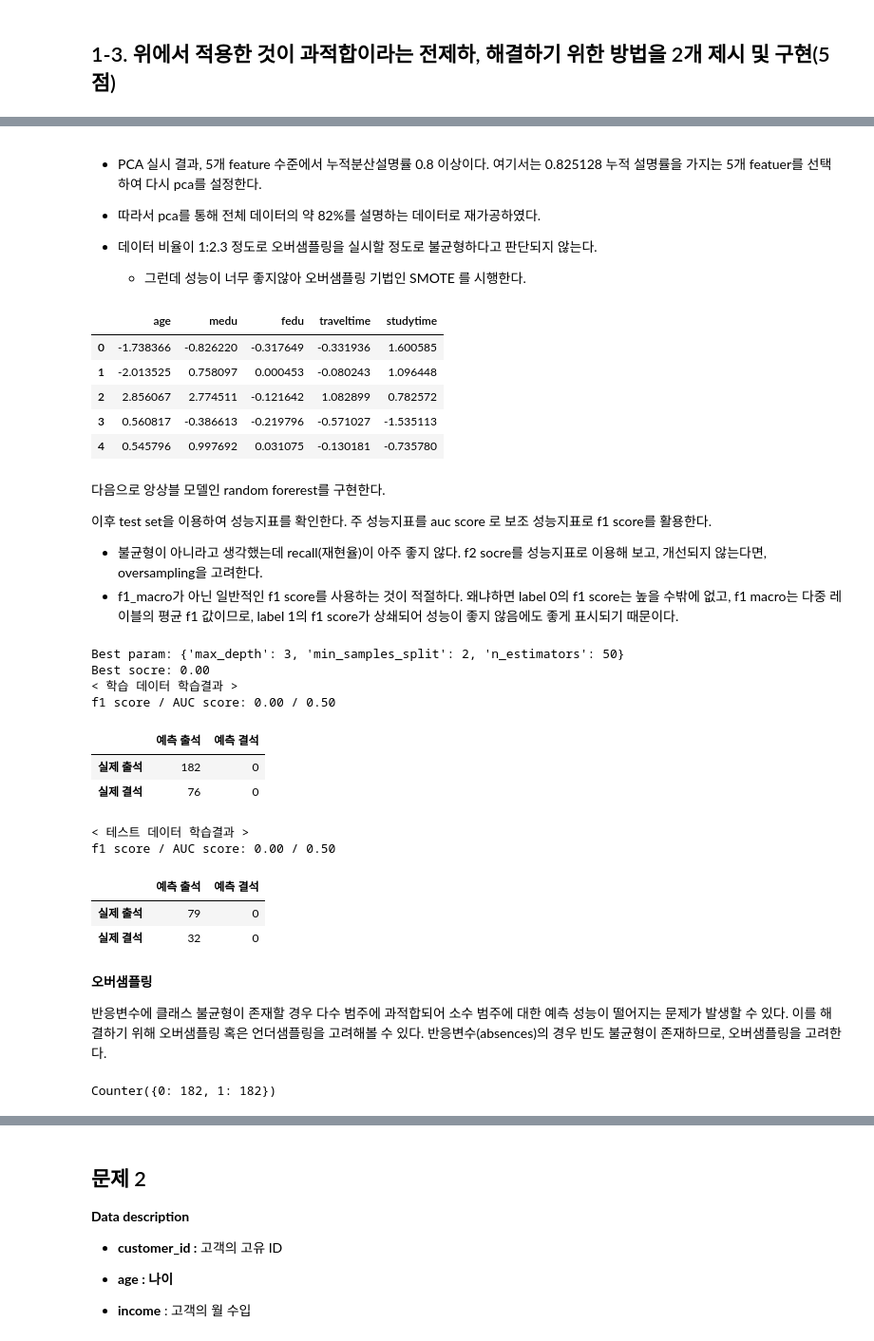
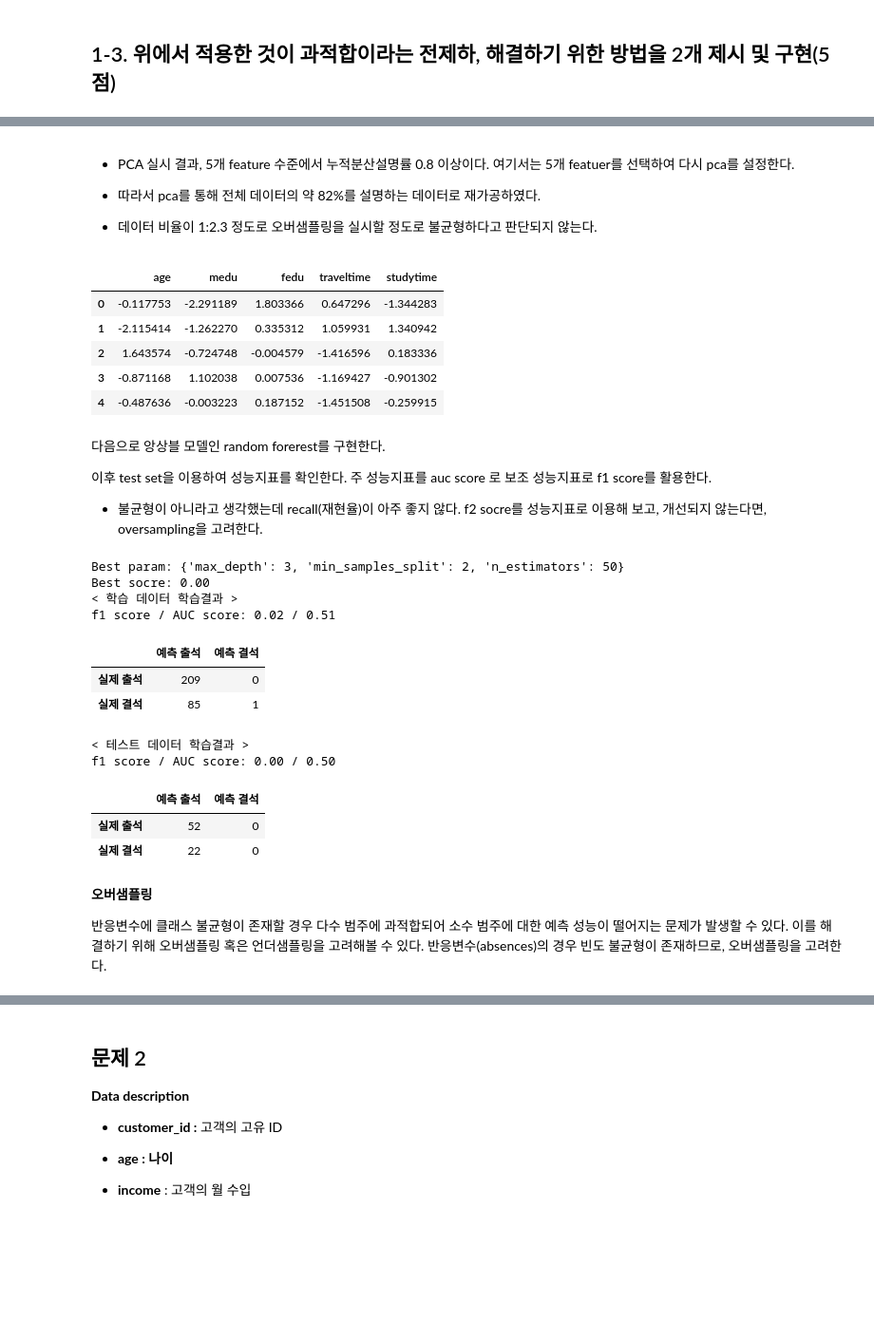
Before and after one commit to qiwerr1004/ADP_go, a Jupyter notebook: 28/ADP28_exam.ipynb, the cells around one changed output, grey strips where cells are left out. Shown: that part at 95% size. Saved outputs shown, nothing was run; the diff lists cells and outputs as text; code cells hidden in the pictures; blank space fills up the shorter version.

```diff
--- a/28/ADP28_exam.ipynb
+++ b/28/ADP28_exam.ipynb
@@ -336,6 +336,6 @@ plt.show()
 # %%
 df2 = df.copy()
-df2 = df2.replace({'No': 0, 'Yes': 1})
+df2 = df2.replace({"No": 0, "Yes": 1})
 
 # 스케일링, 순서가 없는 범주형 변수 one-hot encoding 실시
 c_cols = ['sex', 'pstatus', 'guardian']
@@ -350,7 +350,8 @@ from sklearn.model_selection import train_test_split
 Y = df2['absences']
 X = df2.drop(columns='absences', axis=1)
 
-train_X, test_X, train_Y, test_Y = train_test_split(X, Y, random_state=0, test_size=0.3, stratify = Y)
+#층화 샘플링
+train_X, test_X, train_Y, test_Y = train_test_split(X, Y, random_state=42, test_size=0.2, stratify = Y)
 
 
 # one-hot 인코딩
@@ -427,12 +441,11 @@ plt.show()
 # %% [markdown]
 - PCA 실시 결과, 5개 feature 수준에서 누적분산설명률 0.8 이상이다.
-  여기서는 0.825128 누적 설명률을 가지는 5개 featuer를 선택하여 다시 pca를 설정한다.
+  여기서는 5개 featuer를 선택하여 다시 pca를 설정한다.
 - 따라서 pca를 통해 전체 데이터의 약 82%를 설명하는 데이터로 재가공하였다.
 
 - 데이터 비율이 1:2.3 정도로 오버샘플링을 실시할 정도로 불균형하다고 판단되지 않는다.
-  - 그런데 성능이 너무 좋지않아 오버샘플링 기법인 SMOTE 를 시행한다.
 # %%
-pca = PCA(n_components=5)
+pca = PCA(n_components=5, random_state=42)
 
 train_X1 = pd.DataFrame(pca.fit_transform(train_X), columns=train_X.columns[:5])
 test_X1 = pd.DataFrame(pca.transform(test_X), columns=test_X.columns[:5])
@@ -440,19 +453,17 @@ test_X1 = pd.DataFrame(pca.transform(test_X), columns=test_X.columns[:5])
 test_X1.head()
 # %% [output]
 |  | age | medu | fedu | traveltime | studytime |
-| 0 | -1.738366 | -0.826220 | -0.317649 | -0.331936 | 1.600585 |
-| 1 | -2.013525 | 0.758097 | 0.000453 | -0.080243 | 1.096448 |
-| 2 | 2.856067 | 2.774511 | -0.121642 | 1.082899 | 0.782572 |
-| 3 | 0.560817 | -0.386613 | -0.219796 | -0.571027 | -1.535113 |
-| 4 | 0.545796 | 0.997692 | 0.031075 | -0.130181 | -0.735780 |
+| 0 | -0.117753 | -2.291189 | 1.803366 | 0.647296 | -1.344283 |
+| 1 | -2.115414 | -1.262270 | 0.335312 | 1.059931 | 1.340942 |
+| 2 | 1.643574 | -0.724748 | -0.004579 | -1.416596 | 0.183336 |
+| 3 | -0.871168 | 1.102038 | 0.007536 | -1.169427 | -0.901302 |
+| 4 | -0.487636 | -0.003223 | 0.187152 | -1.451508 | -0.259915 |
 # %% [markdown]
 다음으로 앙상블 모델인 random forerest를 구현한다.
 
 이후 test set을 이용하여 성능지표를 확인한다. 주 성능지표를 auc score 로 보조 성능지표로 f1 score를 활용한다.
 - 불균형이 아니라고 생각했는데 recall(재현율)이 아주 좋지 않다. f2 socre를 성능지표로 이용해 보고, 개선되지 않는다면,
    oversampling을 고려한다.
-- f1_macro가 아닌 일반적인 f1 score를 사용하는 것이 적절하다. 왜냐하면 label 0의 f1 score는 높을 수밖에 없고,
-  f1 macro는 다중 레이블의 평균 f1 값이므로, label 1의 f1 score가 상쇄되어 성능이 좋지 않음에도 좋게 표시되기 때문이다.
 # %%
 # 랜덤포레스트
 from sklearn.ensemble import RandomForestClassifier
@@ -462,8 +473,8 @@ from sklearn.metrics import confusion_matrix, f1_score, roc_auc_score, make_scor
 
 #f2 score
 # f2 = make_scorer(fbeta_score, beta=2, average='weighted')
-kf = KFold(n_splits=3, shuffle=True, random_state=0)
-rf = RandomForestClassifier(random_state=0)
+kf = KFold(n_splits=5, shuffle=True, random_state=42)
+rf = RandomForestClassifier(random_state=42)
 params = {
     'n_estimators': [50, 100],
     'max_depth': [3, 5],
@@ -472,51 +483,42 @@ params = {
 
 grid_f = GridSearchCV(
     estimator = rf,
     param_grid = params,
     scoring = 'f1',
     cv = kf
 )
 
 grid_f.fit(train_X, train_Y)
 
 print(f"Best param: {grid_f.best_params_}")
 print(f"Best socre: {grid_f.best_score_:.2f}")
 
 pred_train = grid_f.predict(train_X)
 pred_test = grid_f.predict(test_X)
 
 print("< 학습 데이터 학습결과 >")
 con1 = pd.DataFrame(confusion_matrix(train_Y, pred_train, labels=[0, 1]), index=['실제 출석', '실제 결석'], columns=['예측 출석', '예측 결석'])
 print(f"f1 score / AUC score: {f1_score(train_Y, pred_train):.2f} / {roc_auc_score(train_Y, pred_train):.2f}")
 display(con1)
 
 print("< 테스트 데이터 학습결과 >")
 con2 = pd.DataFrame(confusion_matrix(test_Y, pred_test, labels=[0, 1]), index=['실제 출석', '실제 결석'], columns=['예측 출석', '예측 결석'])
 print(f"f1 score / AUC score: {f1_score(test_Y, pred_test):.2f} / {roc_auc_score(test_Y, pred_test):.2f}")
 display(con2)
 # %% [output]
 Best param: {'max_depth': 3, 'min_samples_split': 2, 'n_estimators': 50}
 Best socre: 0.00
 < 학습 데이터 학습결과 >
-f1 score / AUC score: 0.00 / 0.50
+f1 score / AUC score: 0.02 / 0.51
 |  | 예측 출석 | 예측 결석 |
-| 실제 출석 | 182 | 0 |
-| 실제 결석 | 76 | 0 |
+| 실제 출석 | 209 | 0 |
+| 실제 결석 | 85 | 1 |
 < 테스트 데이터 학습결과 >
 f1 score / AUC score: 0.00 / 0.50
 |  | 예측 출석 | 예측 결석 |
-| 실제 출석 | 79 | 0 |
-| 실제 결석 | 32 | 0 |
+| 실제 출석 | 52 | 0 |
+| 실제 결석 | 22 | 0 |
 # %% [markdown]
 **오버샘플링**
 
 반응변수에 클래스 불균형이 존재할 경우 다수 범주에 과적합되어 소수 범주에 대한 예측 성능이 떨어지는 문제가 발생할 수 있다. 이를 해결하기 위해 오버샘플링 혹은 언더샘플링을 고려해볼 수 있다. 반응변수(absences)의 경우 빈도 불균형이 존재하므로, 오버샘플링을 고려한다.
-# %%
-from imblearn.over_sampling import BorderlineSMOTE
-from collections import Counter
-
-smt = BorderlineSMOTE(random_state=0, k_neighbors=3, sampling_strategy='minority')
-train_X_o, train_Y_o = smt.fit_resample(train_X, train_Y)
-print(Counter(train_Y_o))
-# %% [output]
-Counter({0: 182, 1: 182})
```
Also changed, not shown: parts of 130 cells of this notebook.
